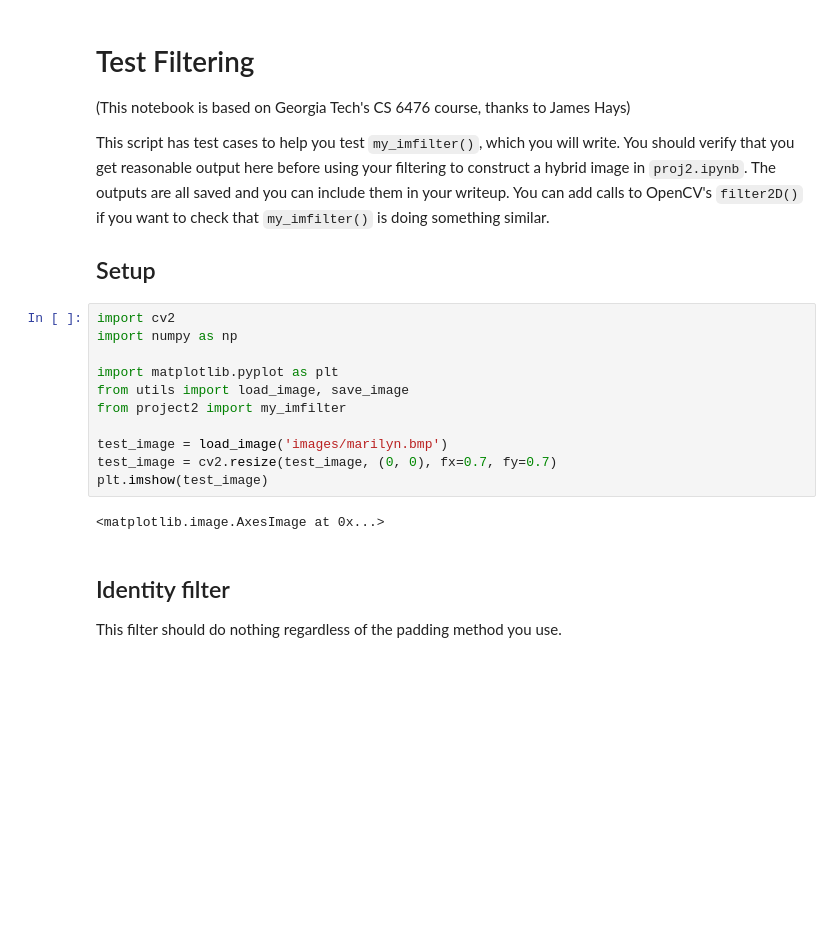
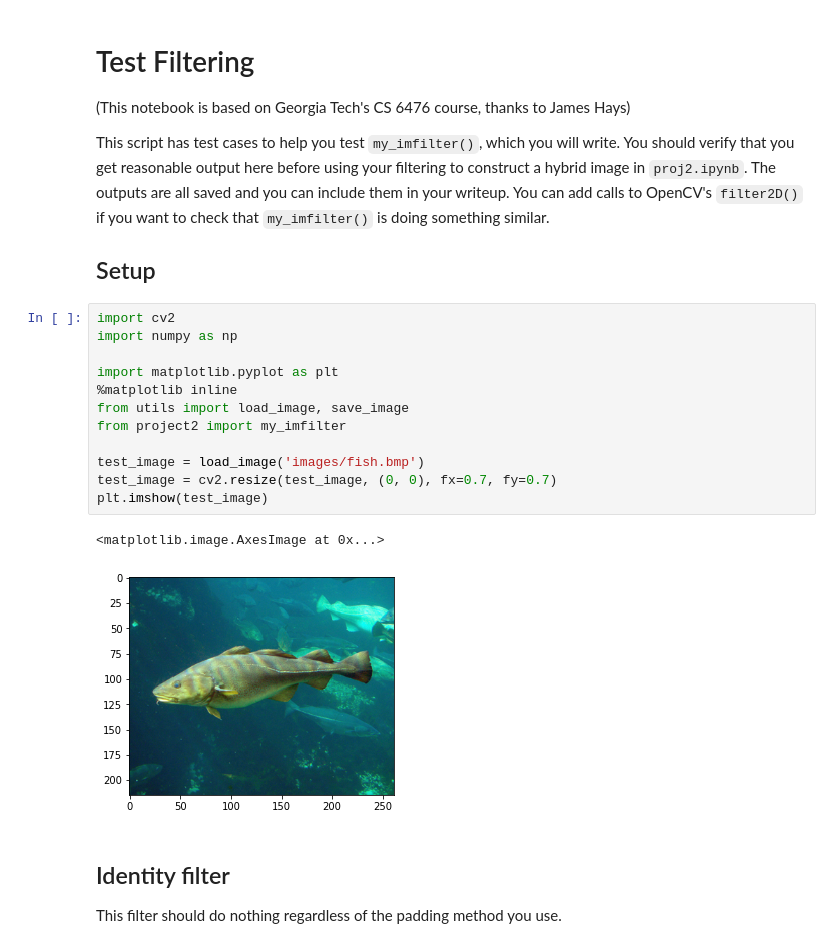
Before and after one commit to chododom/Computer-Vision, a Jupyter notebook: project2/proj2_test_filtering.ipynb, the cells around one changed output. Drawn from its saved outputs; the diff is of its cells as text; blank space fills up the shorter version.

```diff
--- a/project2/proj2_test_filtering.ipynb
+++ b/project2/proj2_test_filtering.ipynb
@@ -9,16 +9,18 @@ This script has test cases to help you test `my_imfilter()`, which you will writ
 # %%
 import cv2
 import numpy as np
 
 import matplotlib.pyplot as plt
+%matplotlib inline
 from utils import load_image, save_image
 from project2 import my_imfilter
 
-test_image = load_image('images/marilyn.bmp')
+test_image = load_image('images/fish.bmp')
 test_image = cv2.resize(test_image, (0, 0), fx=0.7, fy=0.7)
 plt.imshow(test_image)
 # %% [output]
 <matplotlib.image.AxesImage at 0x...>
+[figure, added]
 # %% [markdown]
 ## Identity filter
 This filter should do nothing regardless of the padding method you use.
```
Also changed, not shown: parts of 6 cells of this notebook, 2 other files.
